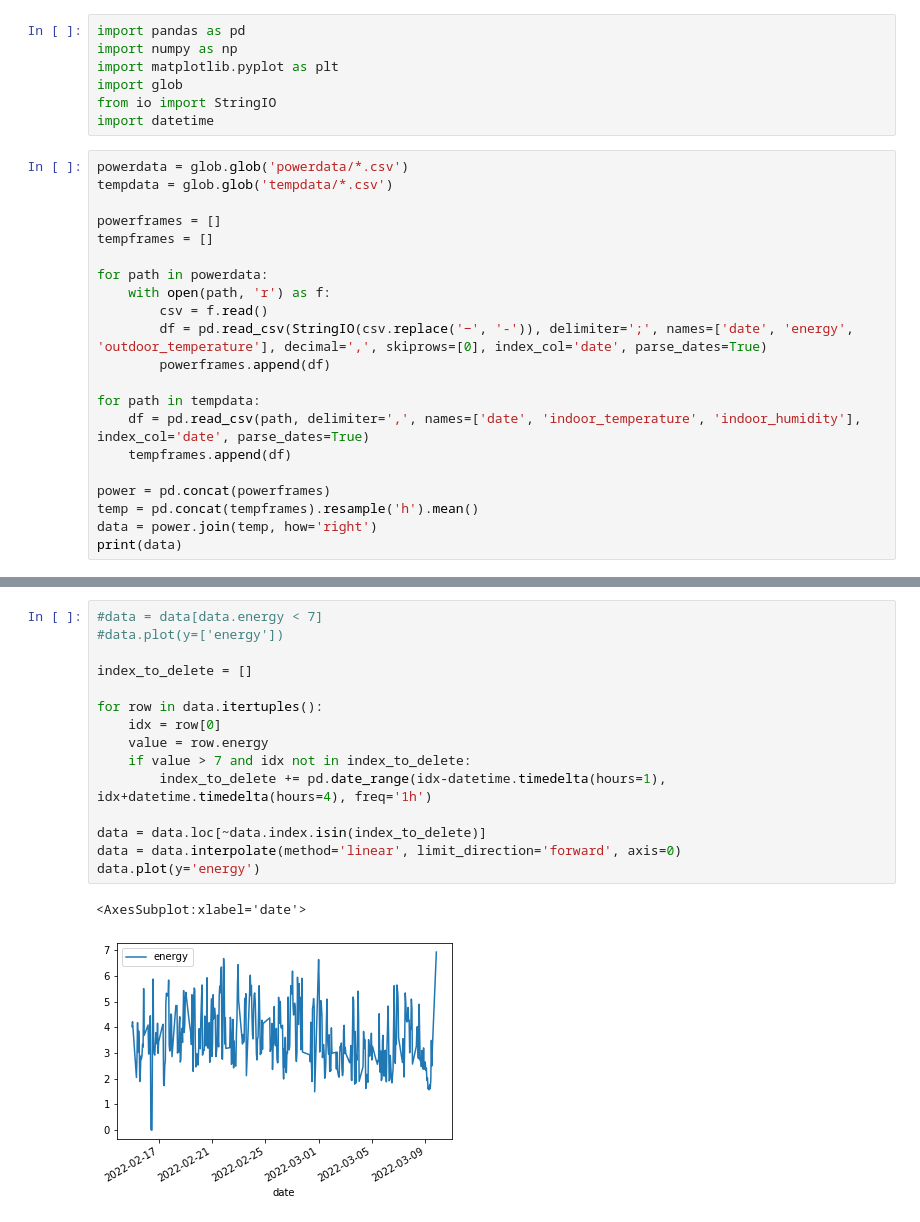
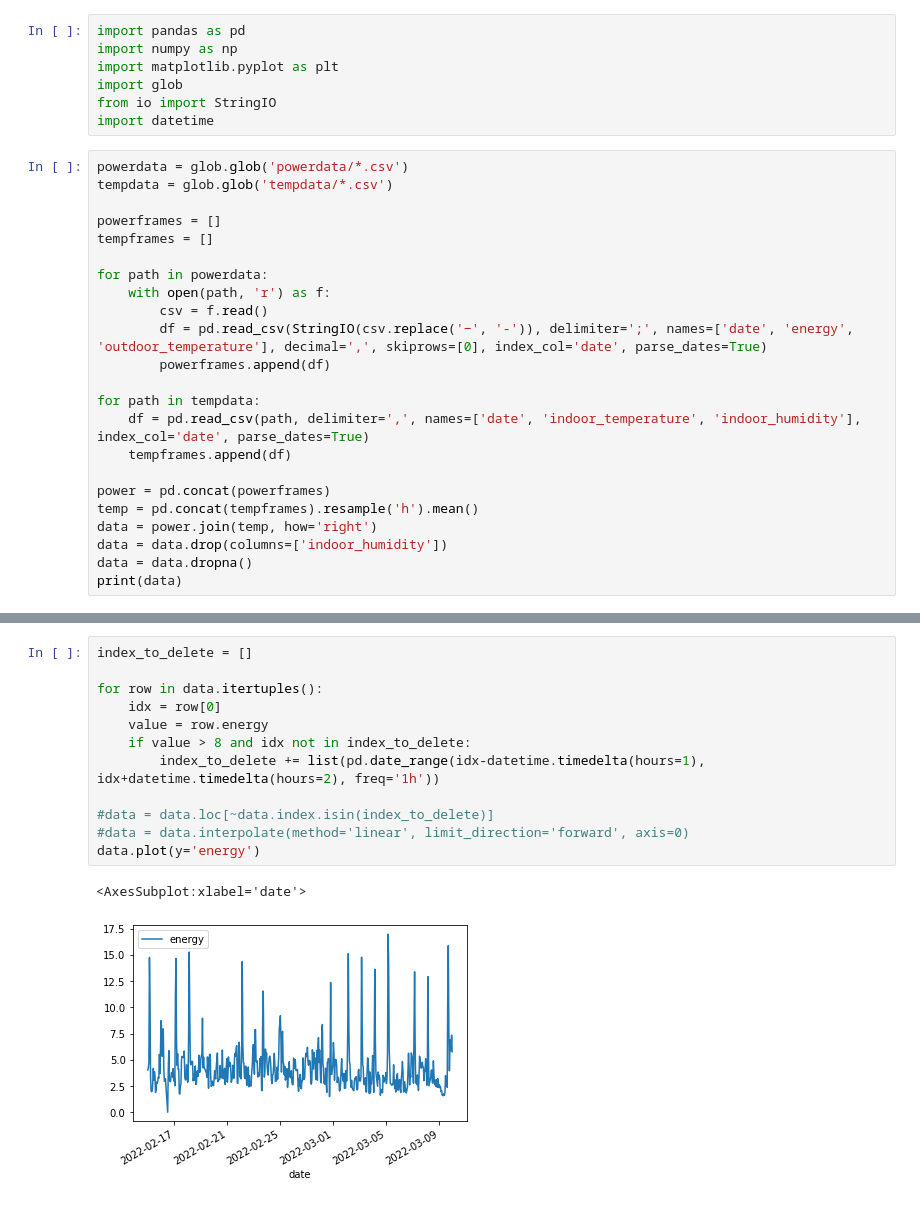
Before and after one commit to jtuo/mlproject, a Jupyter notebook: project.ipynb, the cells around one changed output, grey strips where cells are left out. Saved outputs shown, nothing was run; the diff lists cells and outputs as text.

```diff
--- a/project.ipynb
+++ b/project.ipynb
@@ -25,5 +25,7 @@ for path in tempdata:
 power = pd.concat(powerframes)
 temp = pd.concat(tempframes).resample('h').mean()
 data = power.join(temp, how='right')
+data = data.drop(columns=['indoor_humidity'])
+data = data.dropna()
 print(data)
 # %% [output]
@@ -56,21 +56,18 @@ data.plot(y=['energy'])
 # %%
-#data = data[data.energy < 7]
-#data.plot(y=['energy'])
-
 index_to_delete = []
 
 for row in data.itertuples():
     idx = row[0]
     value = row.energy
-    if value > 7 and idx not in index_to_delete:
-        index_to_delete += pd.date_range(idx-datetime.timedelta(hours=1), idx+datetime.timedelta(hours=4), freq='1h')
+    if value > 8 and idx not in index_to_delete:
+        index_to_delete += list(pd.date_range(idx-datetime.timedelta(hours=1), idx+datetime.timedelta(hours=2), freq='1h'))
 
-data = data.loc[~data.index.isin(index_to_delete)]
-data = data.interpolate(method='linear', limit_direction='forward', axis=0)
+#data = data.loc[~data.index.isin(index_to_delete)]
+#data = data.interpolate(method='linear', limit_direction='forward', axis=0)
 data.plot(y='energy')
 # %% [output]
 <AxesSubplot:xlabel='date'>
-[figure, old version]
+[figure, new version]
 # %%
 data['temp_delta'] = data.indoor_temperature - data.outdoor_temperature
 data.plot(y='temp_delta')
```
Also changed, not shown: parts of 10 cells of this notebook, 38 other files.
